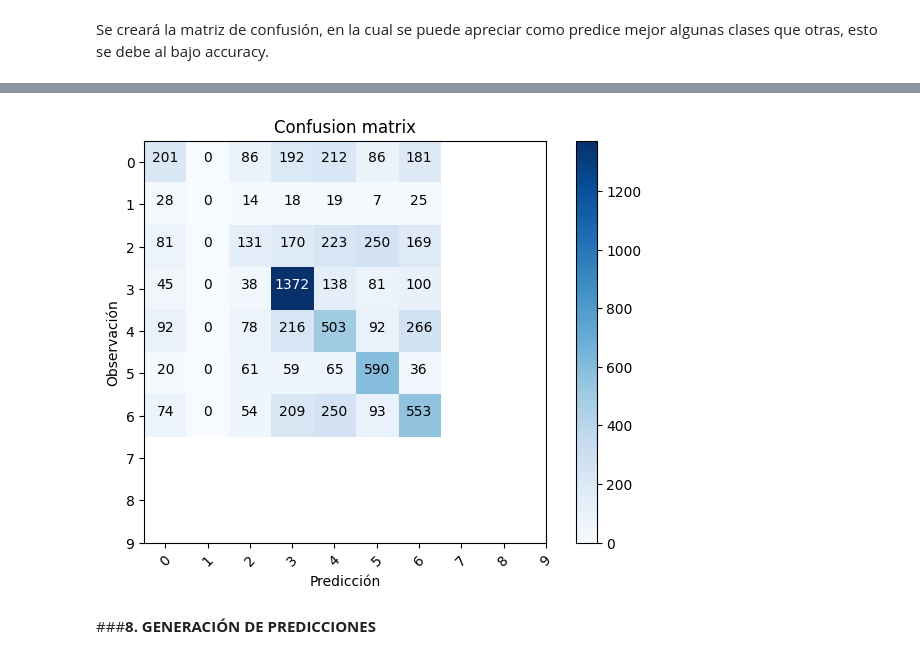
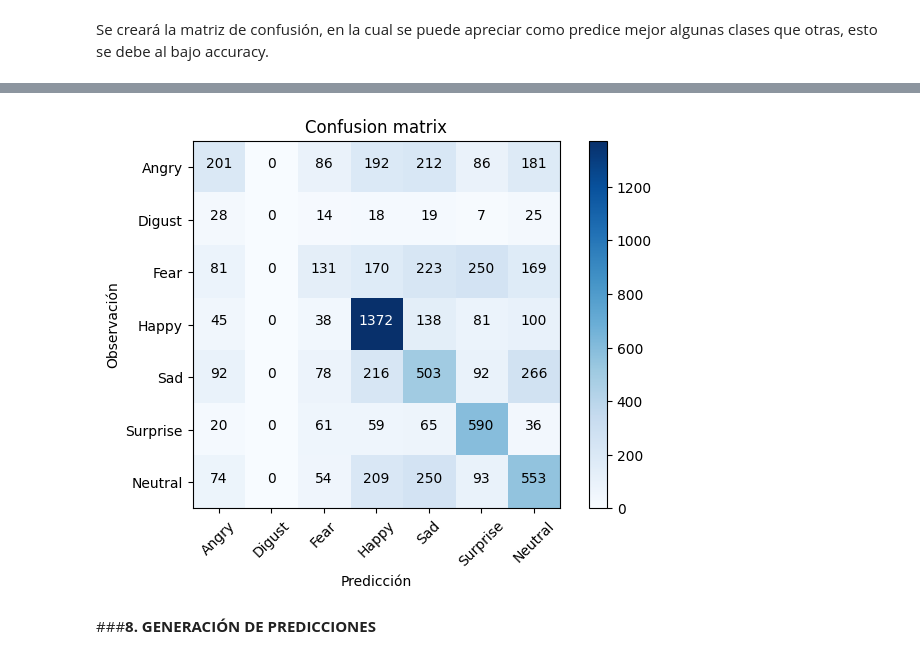
Before and after one commit to ElenaPeralPastor/AA_PRACTICA2_GRUPO_2, a Jupyter notebook: PROYECTO.ipynb, the cells around one changed output, grey strips where cells are left out. Drawn from its saved outputs; the diff is of its cells as text; code cells hidden in the pictures.

```diff
--- a/PROYECTO.ipynb
+++ b/PROYECTO.ipynb
@@ -305,6 +305,7 @@ Y_pred_classes = np.argmax(Y_pred, axis = 1)
 Y_true = np.argmax(test_labels, axis = 1)
 # Computar la matriz de confusión
 confusion_mtx = confusion_matrix(Y_true, Y_pred_classes)
+classes = ['Angry', 'Digust', 'Fear', 'Happy', 'Sad', 'Surprise', 'Neutral']
 # Dibujar la matriz de confusión
-plot_confusion_matrix(confusion_mtx, classes = range(10))
+plot_confusion_matrix(confusion_mtx, classes = classes)
 # %% [output]
@@ -312,3 +313,3 @@ plot_confusion_matrix(confusion_mtx, classes = range(10))
-[figure, old version]
+[figure, new version]
 # %% [markdown]
 ###**8. GENERACIÓN DE PREDICCIONES**
```
Also changed, not shown: parts of 7 cells of this notebook.
